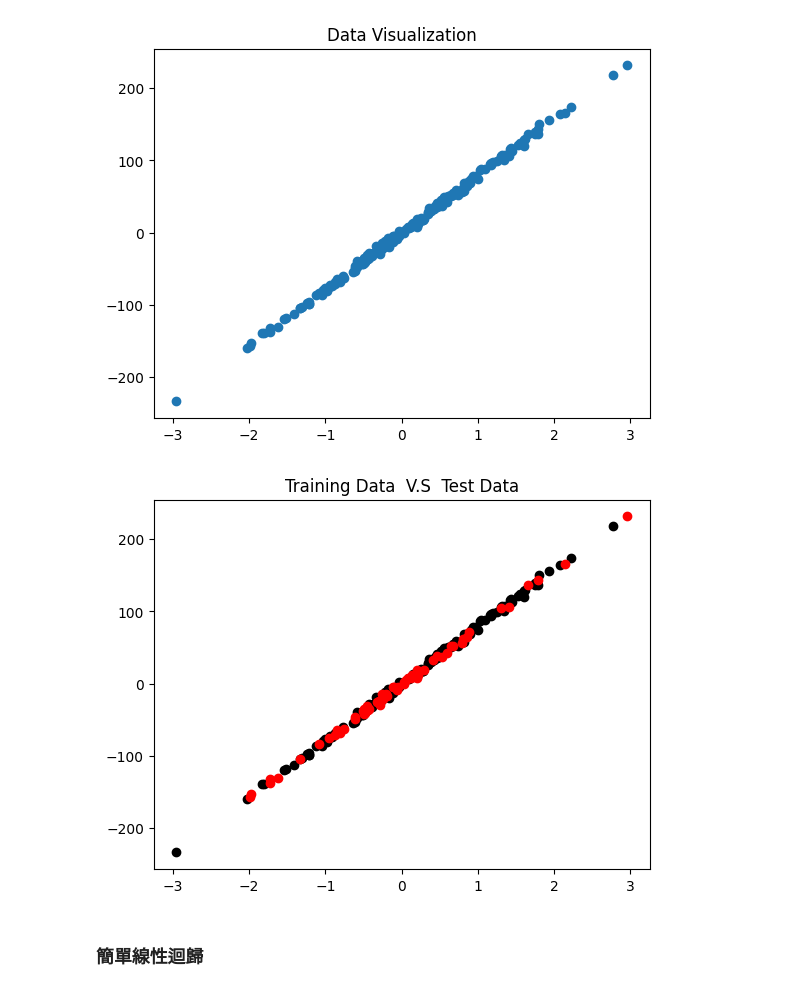
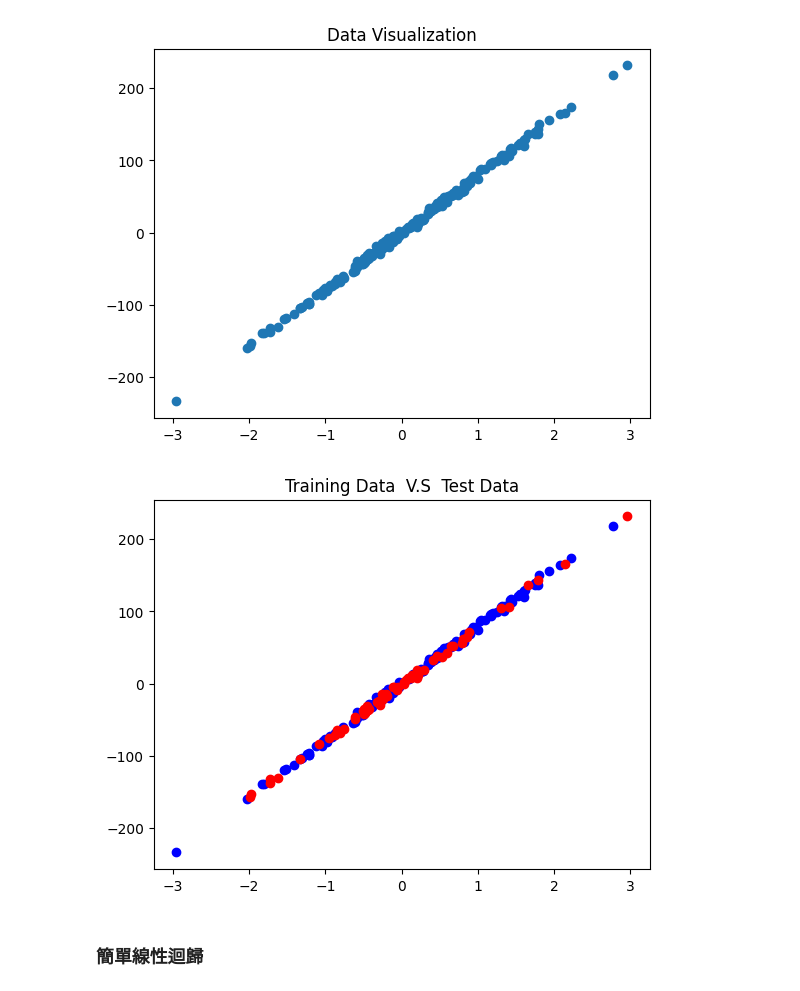
Before and after one commit to Ning306/Machine-learning-method-practice, a Jupyter notebook: 迴歸模型/迴歸.ipynb, the cells around one changed output. Cells and saved outputs as stored; diff of their text form; code cells hidden in the pictures.

```diff
--- a/迴歸模型/迴歸.ipynb
+++ b/迴歸模型/迴歸.ipynb
@@ -21,13 +21,13 @@ Text(0.5, 1.0, 'Data Visualization')
 # %%
 X_train, X_test, y_train, y_test = train_test_split(X, y, test_size = 0.3, random_state = 33)
 # %%
-#黑點為訓練集資料，紅點為測試集資料
-plt.scatter(X_train, y_train, color= 'black')
+#藍點為訓練集資料，紅點為測試集資料
+plt.scatter(X_train, y_train, color= 'blue')
 plt.scatter(X_test, y_test, color= 'red')
 plt.title('Training Data  V.S  Test Data')
 plt.show()
 # %% [output]
-[figure, old version]
+[figure, new version]
 # %% [markdown]
 ### 簡單線性迴歸
 # %%
```
Also changed, not shown: parts of 10 cells of this notebook.
